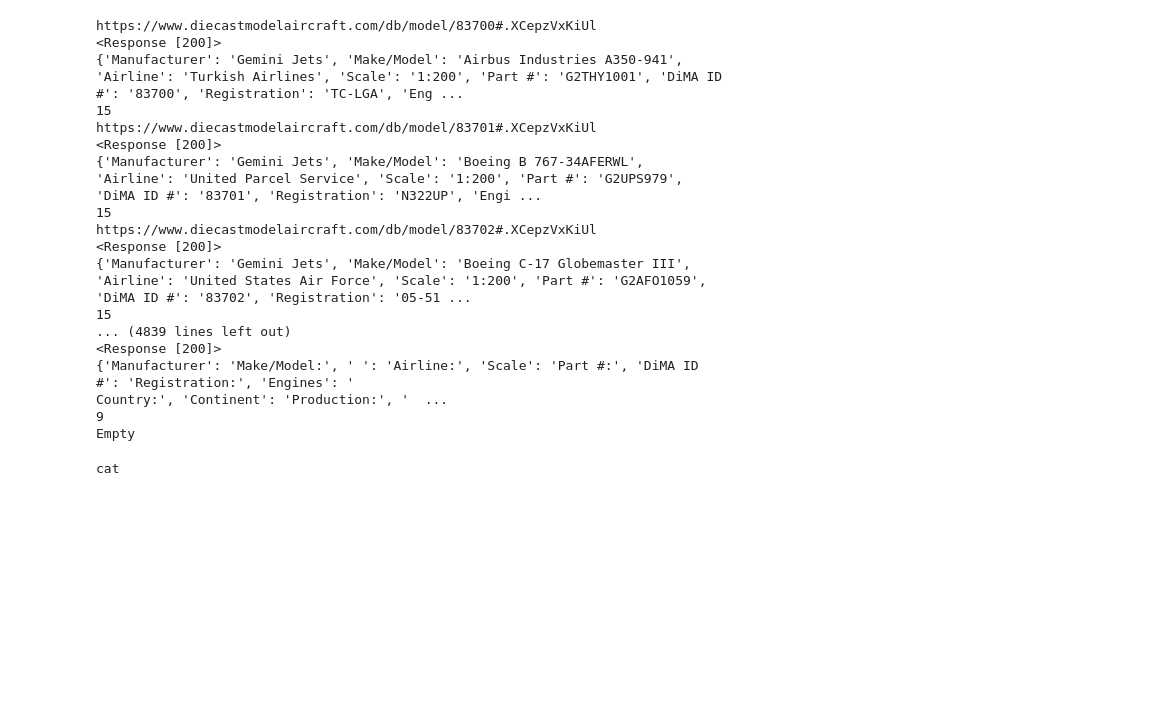
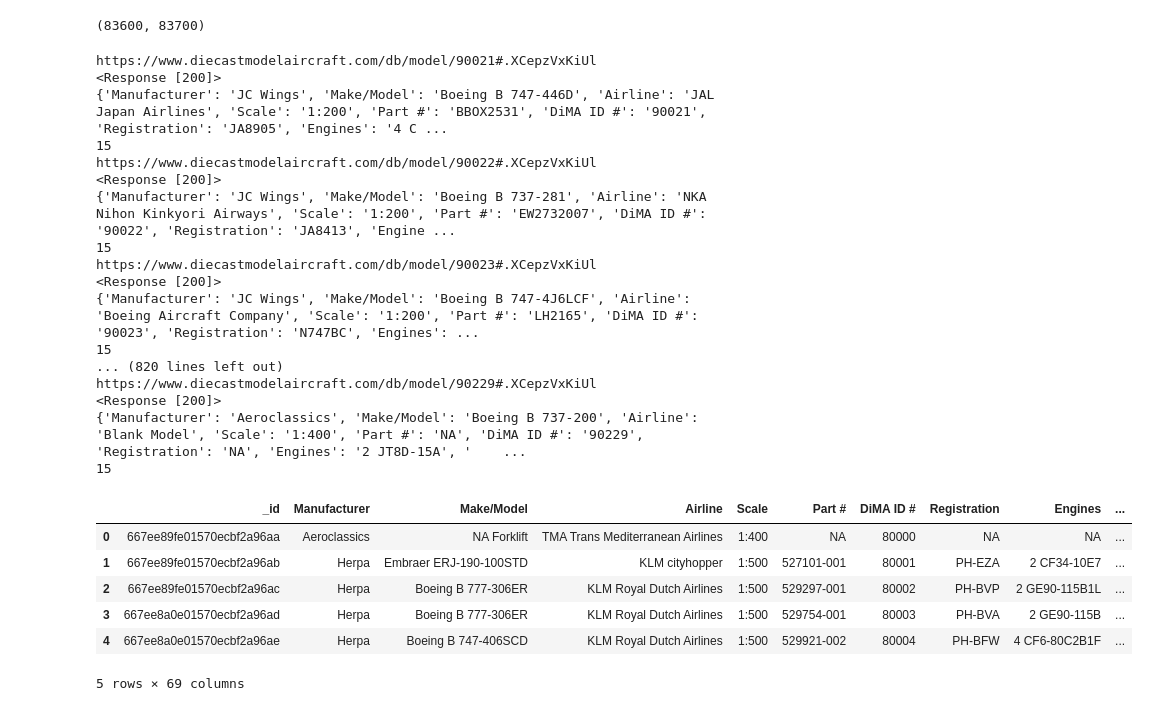
Before and after one commit to arinmuk/DIMAScrapping, a Jupyter notebook: DIMAScrapv2.ipynb, the cells around one changed output. Cells and saved outputs as stored; diff of their text form; code cells hidden in the pictures; blank space fills up the shorter version.

```diff
--- a/DIMAScrapv2.ipynb
+++ b/DIMAScrapv2.ipynb
@@ -15,10 +15,16 @@ db=client['DIMA']
 colmodels=db['models']
 cloudM = "arinmuk"
 cloudMpassword = "Airbusa350xwb"
+#MongoClient("mongodb+srv://"+ cloudM + ":"+ cloudMpassword + "@arinmongo.w3goy.mongodb.net/myFirstDatabase?retryWrites=true&w=majority")
+#akash-D1 mongo cluster  email arin.mukher@gmail
+#"mongodb+srv://arindam:" +cloudMpassword +"@akash-d1.m5sfv.mongodb.net/?retryWrites=true&w=majority
 
 
-cloudMClnt=MongoClient("mongodb+srv://"+ cloudM + ":"
-                       + cloudMpassword + "@arinmongo.w3goy.mongodb.net/myFirstDatabase?retryWrites=true&w=majority")
+cloudMClnt= MongoClient('localhost', 27017)
 clouddb=cloudMClnt['DIMA']
-cloudmodels=db['models']
+cloudmodels=db['modelsfull']
+
+#cloudMClnt= MongoClient("mongodb+srv://arindam:" +cloudMpassword +"@akash-d1.m5sfv.mongodb.net/?retryWrites=true&w=majority")
+#clouddb=cloudMClnt['DIMA']
+#cloudmodels=clouddb['models']
 # %%
@@ -26,20 +35,16 @@ cloudmodels=db['models']
 # %%
 #1,2000
-#2000,8000
-#8000,16000
-#16000,25000
-#25000,35000
-#35000,40000
-50000,60000
-60000,75000
-75000,83500
-83600,83700
+#
+
+#81543.81544,81547..48..50,51,81977..979,82427,83616,83904,83905,87160,88790
+# %% [output]
+(83600, 83700)
 # %%
 import time
 data={}
 lst=[]
 master_lst=[]
-for i in range(83700,84700):
+for i in range(90021,90230):   #90230
     #77251):#11340#58889#58914#64490;66904;66905;71144;72682;72683;76485,76845:76967;76981,76982,76983,76984,76985
     strng=url+str(i)+api_key
     print(strng)
@@ -81,26 +86,33 @@ for i in range(83700,84700):
     data={}
     lst=[]
 # %% [output]
-https://www.diecastmodelaircraft.com/db/model/83700#.XCepzVxKiUl
+https://www.diecastmodelaircraft.com/db/model/90021#.XCepzVxKiUl
 <Response [200]>
-{'Manufacturer': 'Gemini Jets', 'Make/Model': 'Airbus Industries A350-941', 'Airline': 'Turkish Airlines', 'Scale': '1:200', 'Part #': 'G2THY1001', 'DiMA ID #': '83700', 'Registration': 'TC-LGA', 'Eng ...
+{'Manufacturer': 'JC Wings', 'Make/Model': 'Boeing B 747-446D', 'Airline': 'JAL Japan Airlines', 'Scale': '1:200', 'Part #': 'BBOX2531', 'DiMA ID #': '90021', 'Registration': 'JA8905', 'Engines': '4 C ...
 15
-https://www.diecastmodelaircraft.com/db/model/83701#.XCepzVxKiUl
+https://www.diecastmodelaircraft.com/db/model/90022#.XCepzVxKiUl
 <Response [200]>
-{'Manufacturer': 'Gemini Jets', 'Make/Model': 'Boeing B 767-34AFERWL', 'Airline': 'United Parcel Service', 'Scale': '1:200', 'Part #': 'G2UPS979', 'DiMA ID #': '83701', 'Registration': 'N322UP', 'Engi ...
+{'Manufacturer': 'JC Wings', 'Make/Model': 'Boeing B 737-281', 'Airline': 'NKA Nihon Kinkyori Airways', 'Scale': '1:200', 'Part #': 'EW2732007', 'DiMA ID #': '90022', 'Registration': 'JA8413', 'Engine ...
 15
-https://www.diecastmodelaircraft.com/db/model/83702#.XCepzVxKiUl
+https://www.diecastmodelaircraft.com/db/model/90023#.XCepzVxKiUl
 <Response [200]>
-{'Manufacturer': 'Gemini Jets', 'Make/Model': 'Boeing C-17 Globemaster III', 'Airline': 'United States Air Force', 'Scale': '1:200', 'Part #': 'G2AFO1059', 'DiMA ID #': '83702', 'Registration': '05-51 ...
+{'Manufacturer': 'JC Wings', 'Make/Model': 'Boeing B 747-4J6LCF', 'Airline': 'Boeing Aircraft Company', 'Scale': '1:200', 'Part #': 'LH2165', 'DiMA ID #': '90023', 'Registration': 'N747BC', 'Engines': ...
 15
-... (4839 lines left out)
+... (820 lines left out)
+https://www.diecastmodelaircraft.com/db/model/90229#.XCepzVxKiUl
 <Response [200]>
-{'Manufacturer': 'Make/Model:', ' ': 'Airline:', 'Scale': 'Part #:', 'DiMA ID #': 'Registration:', 'Engines': '                                                Country:', 'Continent': 'Production:', '  ...
-9
-Empty
+{'Manufacturer': 'Aeroclassics', 'Make/Model': 'Boeing B 737-200', 'Airline': 'Blank Model', 'Scale': '1:400', 'Part #': 'NA', 'DiMA ID #': '90229', 'Registration': 'NA', 'Engines': '2 JT8D-15A', '    ...
+15
 # %%
-c =['cat:','dog:']
-
-print(c[0].strip(':'))
+import pandas as pd
+modelslib = pd.DataFrame(list(clouddb.models.find()))
-# %% [output]
-cat
+# %%
+modelslib.head()
+# %% [output]
+|  | _id | Manufacturer | Make/Model | Airline | Scale | Part # | DiMA ID # | Registration | Engines | ... |
+| 0 | 667ee89fe01570ecbf2a96aa | Aeroclassics | NA Forklift | TMA Trans Mediterranean Airlines | 1:400 | NA | 80000 | NA | NA | ... |
+| 1 | 667ee89fe01570ecbf2a96ab | Herpa | Embraer ERJ-190-100STD | KLM cityhopper | 1:500 | 527101-001 | 80001 | PH-EZA | 2 CF34-10E7 | ... |
+| 2 | 667ee89fe01570ecbf2a96ac | Herpa | Boeing B 777-306ER | KLM Royal Dutch Airlines | 1:500 | 529297-001 | 80002 | PH-BVP | 2 GE90-115B1L | ... |
+| 3 | 667ee8a0e01570ecbf2a96ad | Herpa | Boeing B 777-306ER | KLM Royal Dutch Airlines | 1:500 | 529754-001 | 80003 | PH-BVA | 2 GE90-115B | ... |
+| 4 | 667ee8a0e01570ecbf2a96ae | Herpa | Boeing B 747-406SCD | KLM Royal Dutch Airlines | 1:500 | 529921-002 | 80004 | PH-BFW | 4 CF6-80C2B1F | ... |
+5 rows × 69 columns
```
Also changed, not shown: parts of 23 cells of this notebook, 4 other files.
